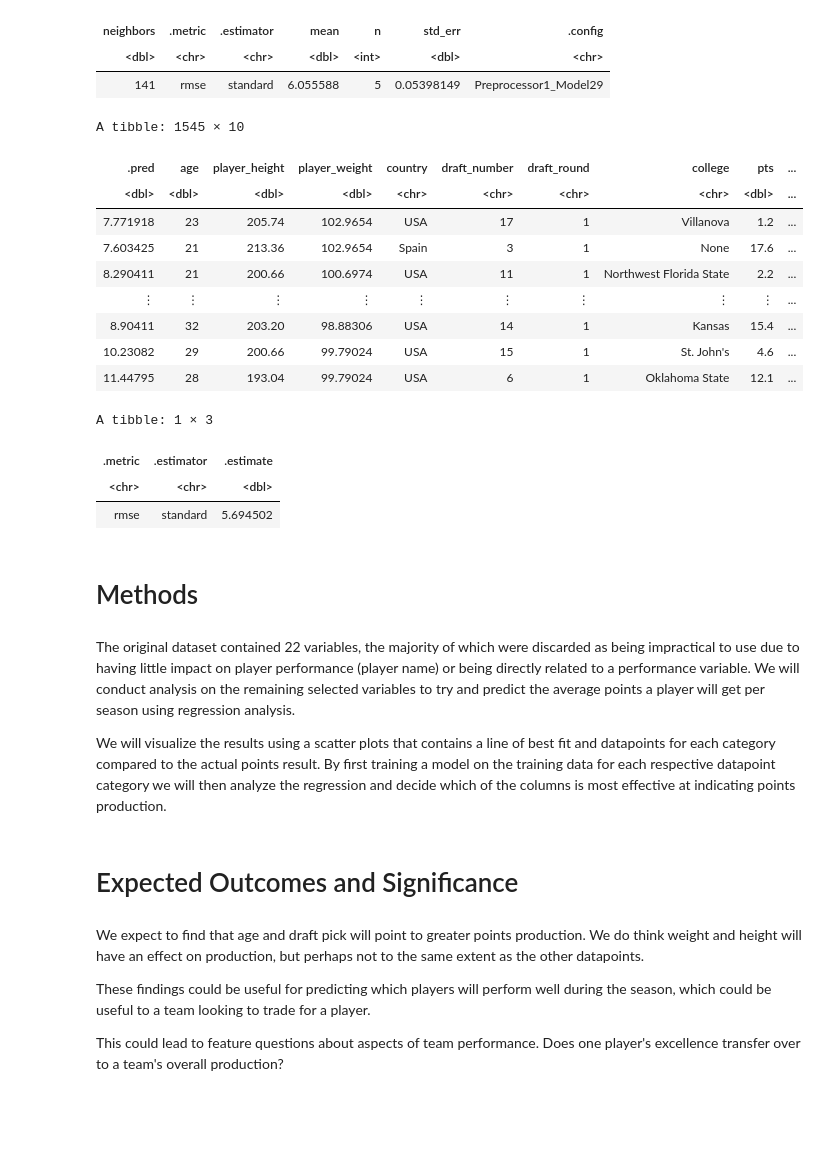
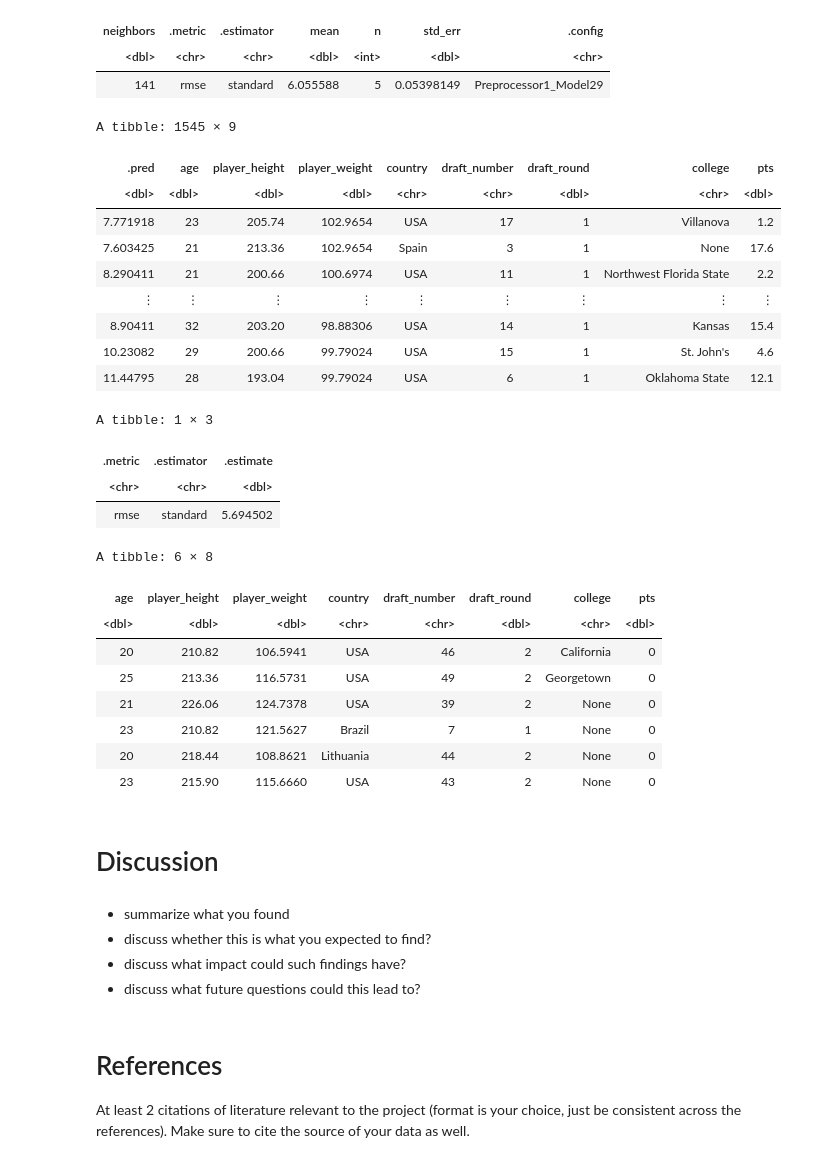
Before and after one commit to mdean808/dsci-100-group-project, a Jupyter notebook: project.ipynb, the cells around one changed output. Drawn from its saved outputs; the diff is of its cells as text; code cells hidden in the pictures; blank space fills up the shorter version.

```diff
--- a/project.ipynb
+++ b/project.ipynb
@@ -281,51 +283,59 @@ A tibble: 1 × 7
 # %%
 nba_tuned_spec <- nearest_neighbor(weight_func = "rectangular", neighbors = 146) |>
   set_engine("kknn") |>
   set_mode("regression")
 
 nba_fit <- workflow() |>
   add_recipe(nba_recipe) |>
   add_model(nba_tuned_spec) |>
   fit(data = nba_training)
 
 nba_predict <- nba_fit |>
   predict(nba_testing) |>
   bind_cols(nba_testing)
 
 
 nba_rmse <- nba_predict |>
   metrics(truth = pts, estimate = .pred) |>
   filter(.metric == 'rmse')
 
 nba_predict
 
 nba_rmse
+
+head(nba_players |> arrange(pts))
 # %% [output]
-A tibble: 1545 × 10
+A tibble: 1545 × 9
-| .pred | age | player_height | player_weight | country | draft_number | draft_round | college | pts | ... |
-| <dbl> | <dbl> | <dbl> | <dbl> | <chr> | <chr> | <chr> | <chr> | <dbl> | ... |
-| 7.771918 | 23 | 205.74 | 102.9654 | USA | 17 | 1 | Villanova | 1.2 | ... |
-| 7.603425 | 21 | 213.36 | 102.9654 | Spain | 3 | 1 | None | 17.6 | ... |
-| 8.290411 | 21 | 200.66 | 100.6974 | USA | 11 | 1 | Northwest Florida State | 2.2 | ... |
-| ⋮ | ⋮ | ⋮ | ⋮ | ⋮ | ⋮ | ⋮ | ⋮ | ⋮ | ... |
-| 8.90411 | 32 | 203.20 | 98.88306 | USA | 14 | 1 | Kansas | 15.4 | ... |
-| 10.23082 | 29 | 200.66 | 99.79024 | USA | 15 | 1 | St. John's | 4.6 | ... |
-| 11.44795 | 28 | 193.04 | 99.79024 | USA | 6 | 1 | Oklahoma State | 12.1 | ... |
+| .pred | age | player_height | player_weight | country | draft_number | draft_round | college | pts |
+| <dbl> | <dbl> | <dbl> | <dbl> | <chr> | <chr> | <dbl> | <chr> | <dbl> |
+| 7.771918 | 23 | 205.74 | 102.9654 | USA | 17 | 1 | Villanova | 1.2 |
+| 7.603425 | 21 | 213.36 | 102.9654 | Spain | 3 | 1 | None | 17.6 |
+| 8.290411 | 21 | 200.66 | 100.6974 | USA | 11 | 1 | Northwest Florida State | 2.2 |
+| ⋮ | ⋮ | ⋮ | ⋮ | ⋮ | ⋮ | ⋮ | ⋮ | ⋮ |
+| 8.90411 | 32 | 203.20 | 98.88306 | USA | 14 | 1 | Kansas | 15.4 |
+| 10.23082 | 29 | 200.66 | 99.79024 | USA | 15 | 1 | St. John's | 4.6 |
+| 11.44795 | 28 | 193.04 | 99.79024 | USA | 6 | 1 | Oklahoma State | 12.1 |
 A tibble: 1 × 3
 | .metric | .estimator | .estimate |
 | <chr> | <chr> | <dbl> |
 | rmse | standard | 5.694502 |
+A tibble: 6 × 8
+| age | player_height | player_weight | country | draft_number | draft_round | college | pts |
+| <dbl> | <dbl> | <dbl> | <chr> | <chr> | <dbl> | <chr> | <dbl> |
+| 20 | 210.82 | 106.5941 | USA | 46 | 2 | California | 0 |
+| 25 | 213.36 | 116.5731 | USA | 49 | 2 | Georgetown | 0 |
+| 21 | 226.06 | 124.7378 | USA | 39 | 2 | None | 0 |
+| 23 | 210.82 | 121.5627 | Brazil | 7 | 1 | None | 0 |
+| 20 | 218.44 | 108.8621 | Lithuania | 44 | 2 | None | 0 |
+| 23 | 215.90 | 115.6660 | USA | 43 | 2 | None | 0 |
-# %% [markdown]
-# Methods
-# %% [markdown]
-The original dataset contained 22 variables, the majority of which were discarded as being impractical to use due to having little impact on player performance (player name) or being directly related to a performance variable. We will conduct analysis on the remaining selected variables to try and predict the average points a player will get per season using regression analysis.
-
-We will visualize the results using a scatter plots that contains a line of best fit and datapoints for each category compared to the actual points result. By first training a model on the training data for each respective datapoint category we will then analyze the regression and decide which of the columns is most effective at indicating points production.
 # %% [markdown]
-# Expected Outcomes and Significance
+# Discussion
 # %% [markdown]
-We expect to find that age and draft pick will point to greater points production. We do think weight and height will have an effect on production, but perhaps not to the same extent as the other datapoints.
-
-These findings could be useful for predicting which players will perform well during the season, which could be useful to a team looking to trade for a player.
-
-This could lead to feature questions about aspects of team performance. Does one player's excellence transfer over to a team's overall production?
+* summarize what you found
+* discuss whether this is what you expected to find?
+* discuss what impact could such findings have?
+* discuss what future questions could this lead to?
+# %% [markdown]
+# References
+At least 2 citations of literature relevant to the project (format is your choice, just be consistent across the references).
+Make sure to cite the source of your data as well.
```
Also changed, not shown: parts of 6 cells of this notebook.
